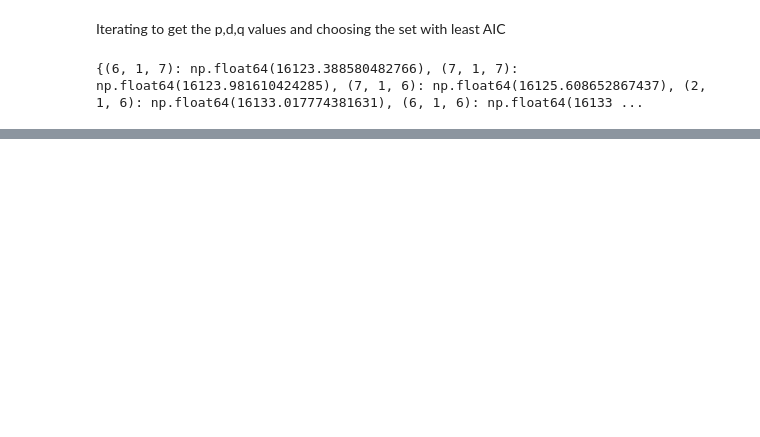
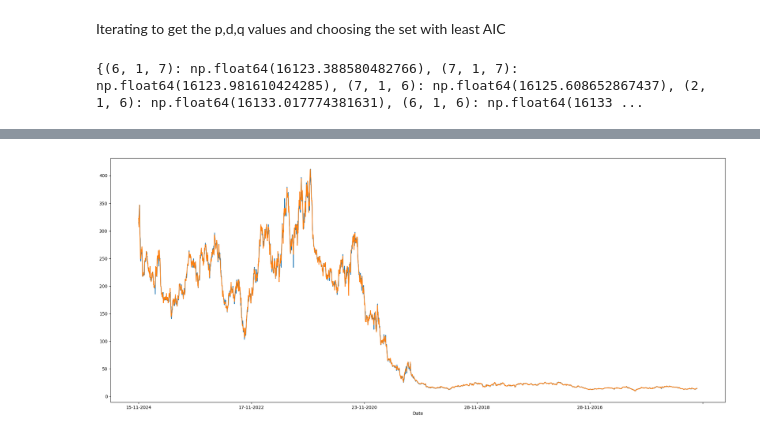
Before and after one commit to Partha-Suresh/XAI-Project, a Jupyter notebook: notebooks/Stock Regression/Stock statistic modelling.ipynb, the cells around one changed output, grey strips where cells are left out. Saved outputs shown, nothing was run; the diff lists cells and outputs as text; code cells hidden in the pictures; blank space fills up the shorter version.

```diff
--- a/notebooks/Stock Regression/Stock statistic modelling.ipynb
+++ b/notebooks/Stock Regression/Stock statistic modelling.ipynb
@@ -202,3 +208,10 @@ sorted_dict=dict(sorted(store.items(),key=lambda item:item[1]))
 print(sorted_dict)
 # %% [output]
 {(6, 1, 7): np.float64(16123.388580482766), (7, 1, 7): np.float64(16123.981610424285), (7, 1, 6): np.float64(16125.608652867437), (2, 1, 6): np.float64(16133.017774381631), (6, 1, 6): np.float64(16133 ...
+# %%
+endog=stock['Close']
+exog=sm.add_constant(stock[['Open','High','Low']])
+
+mod=sm.tsa.statespace.SARIMAX(endog=endog,exog=exog,order=(3,1,5), seasonal_order=(1,0,0,5))
+model_fit=mod.fit()
+model_fit.summary()
@@ -204,0 +249,6 @@ print(sorted_dict)
+# %%
+stock['Close'].plot(figsize=(25,10))
+model_fit.fittedvalues.plot()
+plt.show()
+# %% [output]
+[figure, added]
```
Also changed, not shown: parts of 11 cells of this notebook, 3 other files.
